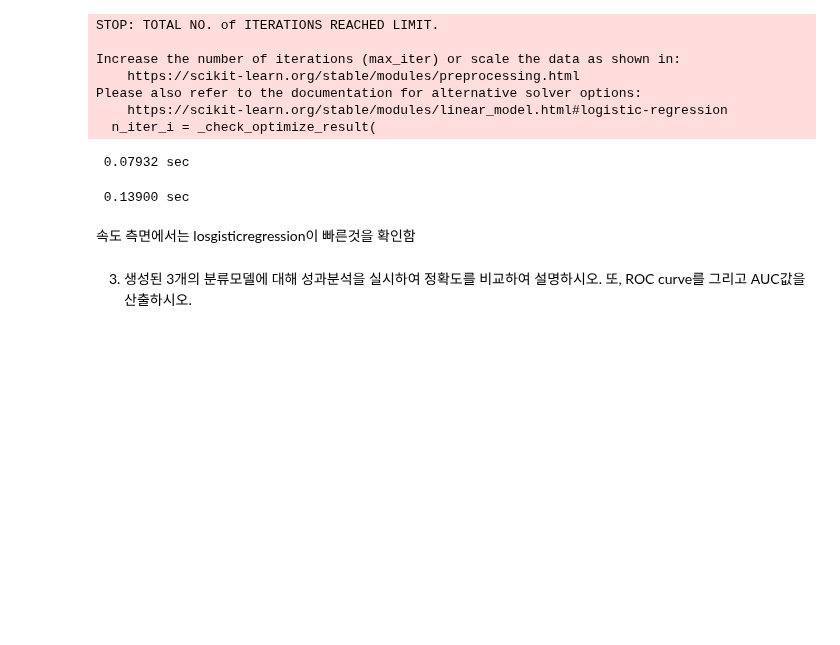
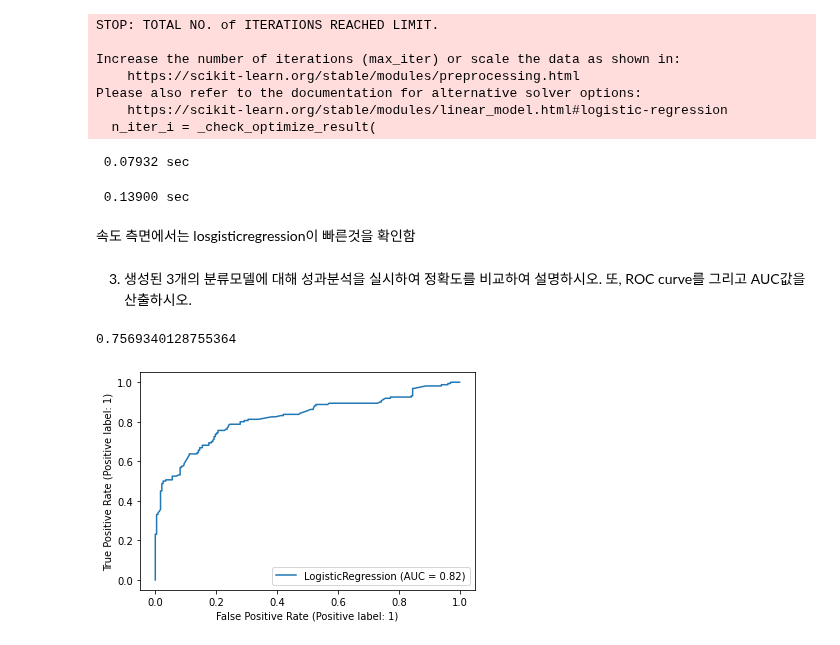
Before and after one commit to suhyehye/ADP-study, a Jupyter notebook: 03.모의고사/데이터에듀/2회/2. 정형데이터마이닝.ipynb, the cells around one changed output. Drawn from its saved outputs; the diff is of its cells as text; code cells hidden in the pictures; blank space fills up the shorter version.

```diff
--- a/03.모의고사/데이터에듀/2회/2. 정형데이터마이닝.ipynb
+++ b/03.모의고사/데이터에듀/2회/2. 정형데이터마이닝.ipynb
@@ -182,3 +182,15 @@ model_result(rf,'RandomForestClassifier')
 속도 측면에서는 losgisticregression이 빠른것을 확인함
 # %% [markdown]
 3. 생성된 3개의 분류모델에 대해 성과분석을 실시하여 정확도를 비교하여 설명하시오. 또, ROC curve를 그리고 AUC값을 산출하시오.
+# %%
+from sklearn.metrics import roc_auc_score, plot_roc_curve
+import matplotlib.pyplot as plt
+
+# LogisticRegression
+lr_pred = lr.predict(X_test)
+print(roc_auc_score(y_test, lr_pred))
+plot_roc_curve(lr, X_test, y_test)
+plt.show()
+# %% [output]
+0.7569340128755364
+[figure, added]
```
Also changed, not shown: parts of 3 cells of this notebook.
